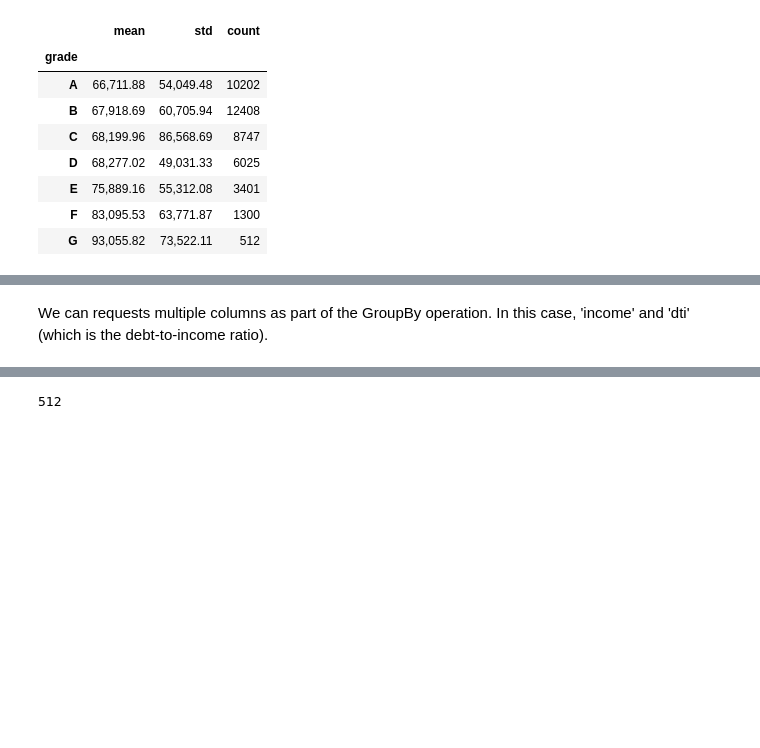
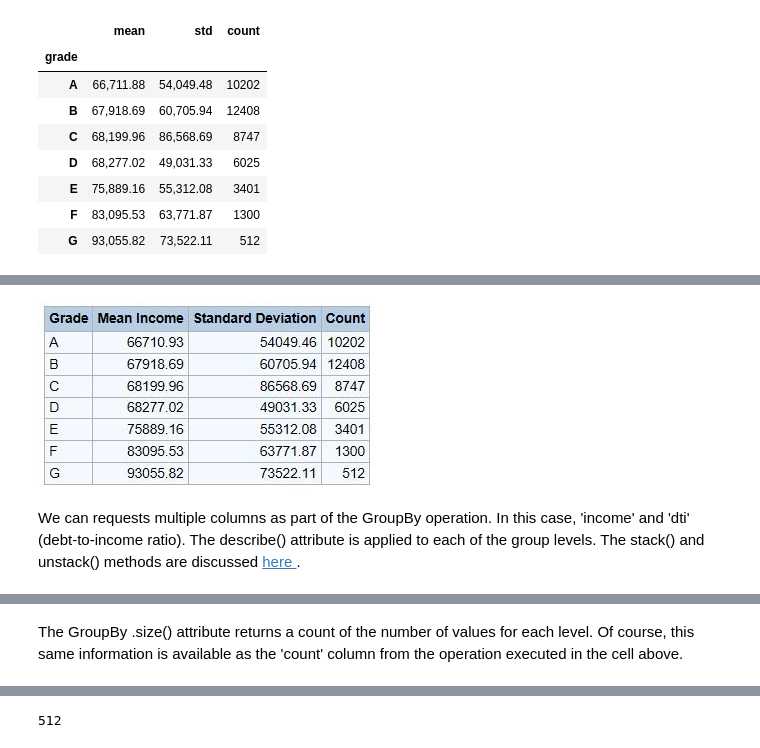
Before and after one commit to RandyBetancourt/PythonForSASUsers, a Jupyter notebook: Chapter 10 -- Groupby.ipynb, the cells around one changed output, grey strips where cells are left out. Drawn from its saved outputs; the diff is of its cells as text; code cells hidden in the pictures; blank space fills up the shorter version.

```diff
--- a/Chapter 10 -- Groupby.ipynb
+++ b/Chapter 10 -- Groupby.ipynb
@@ -90,5 +150,9 @@ grp_grd['income'].aggregate(['mean', 'std', 'count'])
+# %%
+  Image(filename='Anaconda3\\output\\groupby_income_stats.JPG')
+# %% [output]
+[figure, added]
 # %% [markdown]
-We can requests multiple columns as part of the GroupBy operation.  In this case, 'income' and 'dti' (which is the debt-to-income ratio).
+We can requests multiple columns as part of the GroupBy operation.  In this case, 'income' and 'dti' (debt-to-income ratio).  The describe() attribute is applied to each of the group levels.  The stack() and unstack() methods are discussed <a href="http://nbviewer.jupyter.org/github/RandyBetancourt/PythonForSASUsers/blob/master/Chapter%2006%20--%20Hierarchical%20Indexing.ipynb#stack()-and-unstack()-methods"> here </a>.
 # %%
 grp_grd['income', 'dti'].describe().unstack()
 # %% [output]
@@ -102,3 +166,5 @@ grp_grd['income', 'dti'].describe().unstack()
 | E | 3,401.00 | 75,889.16 | 55,312.08 | 4,200.00 | 45,000.00 | 62,000.00 | 90,000.00 | 750,000.00 | 3,401.00 | 14.18 | 6.53 | ... |
 | F | 1,300.00 | 83,095.53 | 63,771.87 | 7,280.00 | 50,000.00 | 70,679.00 | 100,000.00 | 1,440,000.00 | 1,300.00 | 14.65 | 6.55 | ... |
 | G | 512.00 | 93,055.82 | 73,522.11 | 1,896.00 | 52,000.00 | 75,000.00 | 110,000.00 | 725,000.00 | 512.00 | 15.69 | 7.29 | ... |
+# %% [markdown]
+The GroupBy .size() attribute returns a count of the number of values for each level.  Of course, this same information is available as the 'count' column from the operation executed in the cell above.
```
Also changed, not shown: parts of 107 cells of this notebook.
